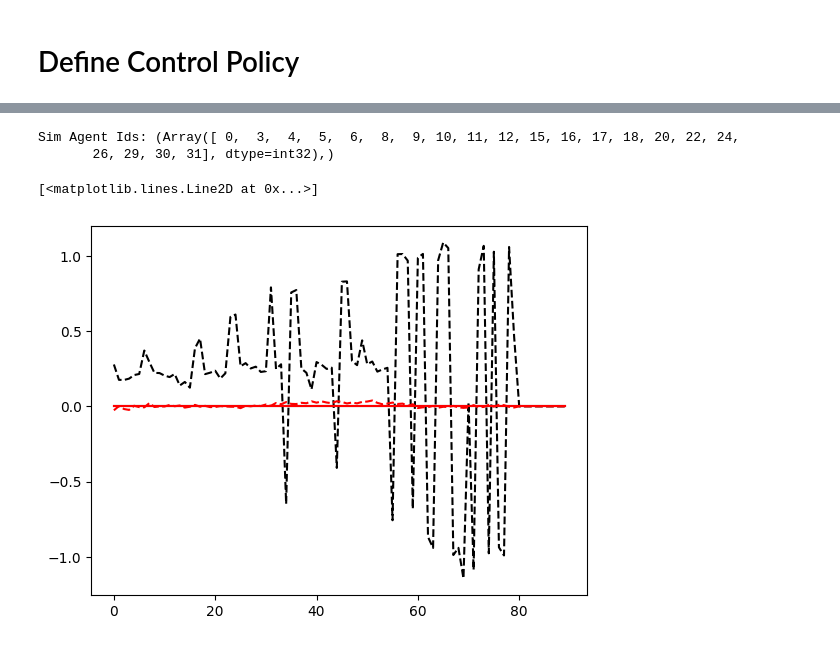
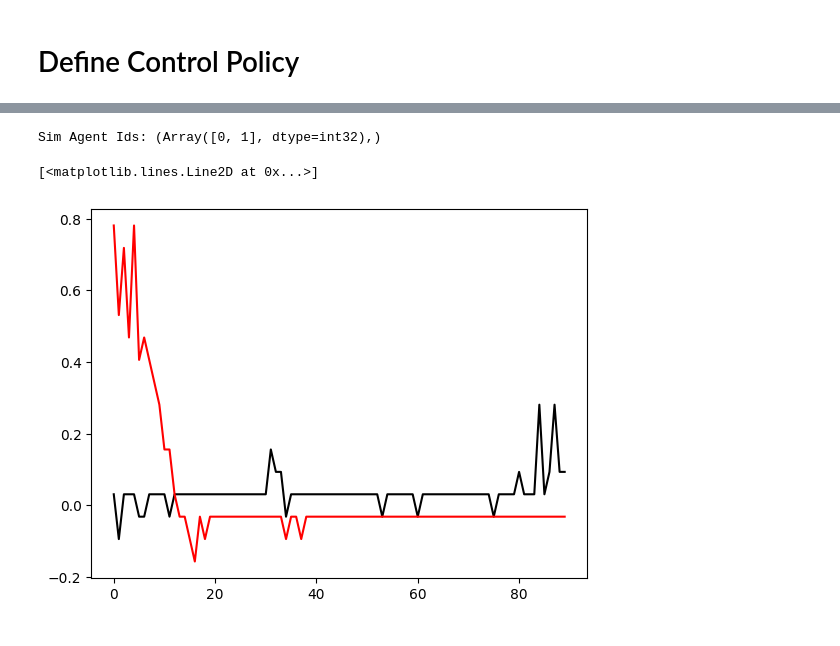
Before and after one commit to zzx9636/MTR, a Jupyter notebook: test_waymax.ipynb, the cells around one changed output, grey strips where cells are left out. Saved outputs shown, nothing was run; the diff lists cells and outputs as text; code cells hidden in the pictures.

```diff
--- a/test_waymax.ipynb
+++ b/test_waymax.ipynb
@@ -33,6 +33,8 @@ from waymax import dynamics
 from waymax import env as _env
 from waymax import agents
 from waymax import visualization
+from rl_env.env_utils import compute_inverse
+from waymax.agents import actor_core
 from rl_env.waymax_env import MultiAgentEnvironment
 from rl_env.waymax_util import WomdLoader
 max_num_objects = 32
@@ -41,15 +43,20 @@ from rl_env.sim_agent_actor import SimAgentMTR
 from mtr.config import cfg, cfg_from_yaml_file
 cfg = cfg_from_yaml_file(
     # 'tools/cfgs/waymo/rl_finetune.yaml',
-    'tools/cfgs/waymo/bc_atten_ctrl.yaml',
+    # 'tools/cfgs/waymo/bc_atten_ctrl.yaml',
+    'tools/cfgs/waymo/bc_atten_discrete.yaml',
     cfg)
 
 # Import model
 from mtr.models.context_encoder.mtr_encoder import MTREncoder
 
-from mtr.models.motion_decoder.bc_decoder import BCDecoder
+# from mtr.models.motion_decoder.bc_decoder import BCDecoder
+# dynamics_model = dynamics.InvertibleBicycleModel(max_accel=10, max_steering=0.6)
+# path = 'output/bc_ctrl_1_freeze/epoch=0-step=175000.ckpt'
+
+from mtr.models.motion_decoder.bc_decoder_discrete import BCDecoder
 dynamics_model = dynamics.InvertibleBicycleModel(max_accel=10, max_steering=0.6)
-path = 'output/bc_ctrl_1_freeze/epoch=0-step=175000.ckpt'
+path = 'output/bc_discrete_4_freeze/epoch=0-step=800000.ckpt'
 
 # from mtr.models.motion_decoder.bc_decoder_original import BCDecoder
 # dynamics_model = dynamics.DeltaLocal()
@@ -74,7 +81,7 @@ data_iter = WomdLoader(data_config=WOMD_1_2_0_VAL_LOCAL)
 
 
 # Config the multi-agent environment:
-init_steps = 11
+init_steps = 1
 
 # Set the dynamics model the environment is using.
 # Note each actor interacting with the environment needs to provide action
@@ -174,8 +181,8 @@ states = [env.reset(scenario)]
 a = np.zeros((32,90, 2))
 for i in range(states[0].remaining_timesteps):
   current_state = states[-1]
-
-  policy_output, _, _, _ = actor_policy.select_action({}, current_state, None, None)
+  policy_output = actor_policy.select_action({}, current_state, None, None)
+  # print(policy_output.action.data[2])
   # gt = compute_inverse(current_state.log_trajectory,
   #                     current_state.timestep,
   #                     0.1,
@@ -194,16 +201,16 @@ for i in range(states[0].remaining_timesteps):
 idx =jnp.where(policy_output.is_controlled)[0]
 print("Sim Agent Ids:", jnp.where(policy_output.is_controlled))
 # %% [output]
-Sim Agent Ids: (Array([ 0,  3,  4,  5,  6,  8,  9, 10, 11, 12, 15, 16, 17, 18, 20, 22, 24,
-       26, 29, 30, 31], dtype=int32),)
+Sim Agent Ids: (Array([0, 1], dtype=int32),)
 # %%
-plt.plot(a[0, :, 0]/10, '--k')
-plt.plot(a[0, :, 1]/0.3, '--r')
-plt.plot(a[1, :, 0]/10, '-k')
-plt.plot(a[1, :, 1]/0.3, '-r')
+idx = 0
+plt.plot(a[idx, :, 0]/10, '-k')
+plt.plot(a[idx, :, 1]/0.3, '-r')
+# plt.plot(a[1, :, 0]/10, '-k')
+# plt.plot(a[1, :, 1]/0.3, '-r')
 # %% [output]
 [<matplotlib.lines.Line2D at 0x...>]
-[figure, old version]
+[figure, new version]
 # %%
 imgs = []
 for state in states:
```
Also changed, not shown: parts of 4 cells of this notebook, 11 other files.
